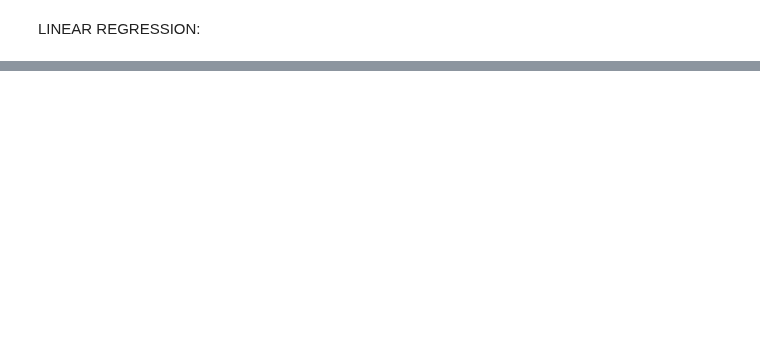
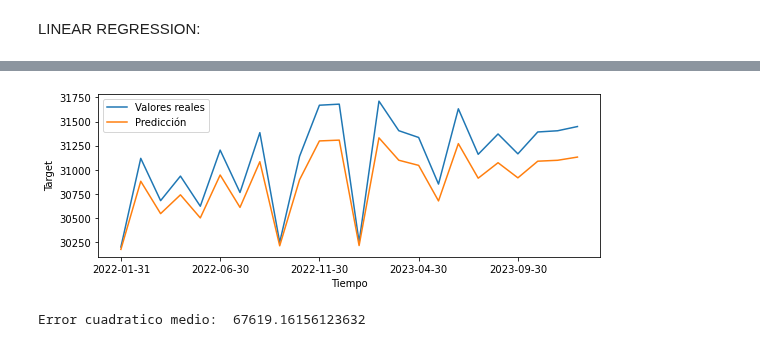
Before and after one commit to davidraamirez/drift-detection_data-augmentation, a Jupyter notebook: Variable Objetivo/Modelos.ipynb, the cells around one changed output, grey strips where cells are left out. Saved outputs shown, nothing was run; the diff lists cells and outputs as text; code cells hidden in the pictures; blank space fills up the shorter version.

```diff
--- a/Variable Objetivo/Modelos.ipynb
+++ b/Variable Objetivo/Modelos.ipynb
@@ -118,0 +61,5 @@ df_log
+# %%
+entrenar_linearReg(df_escal,'Target')
+# %% [output]
+[figure, added]
+Error cuadratico medio:  67619.16156123632
```
Also changed, not shown: parts of 45 cells of this notebook, 9 other files.
